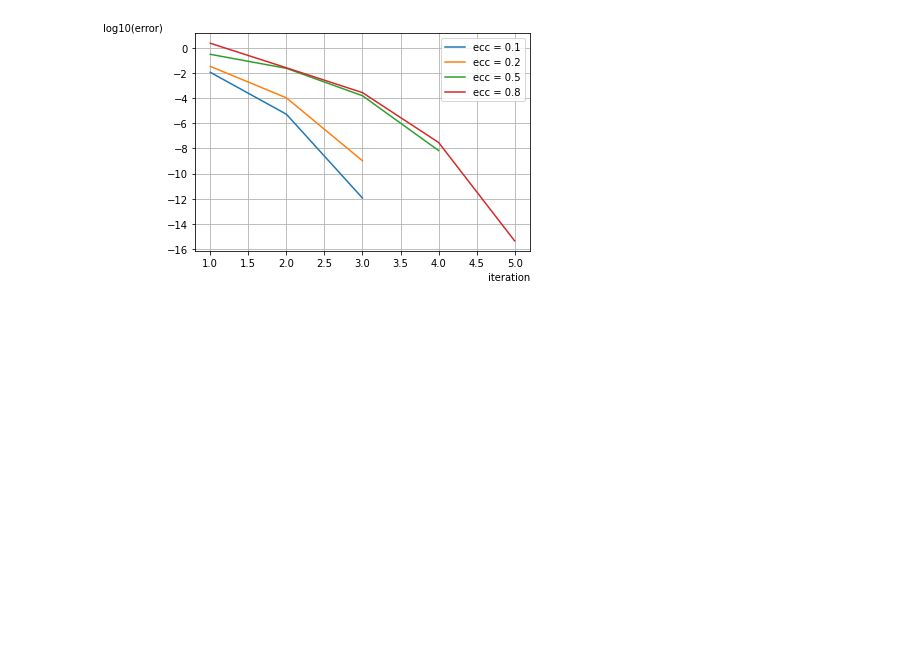
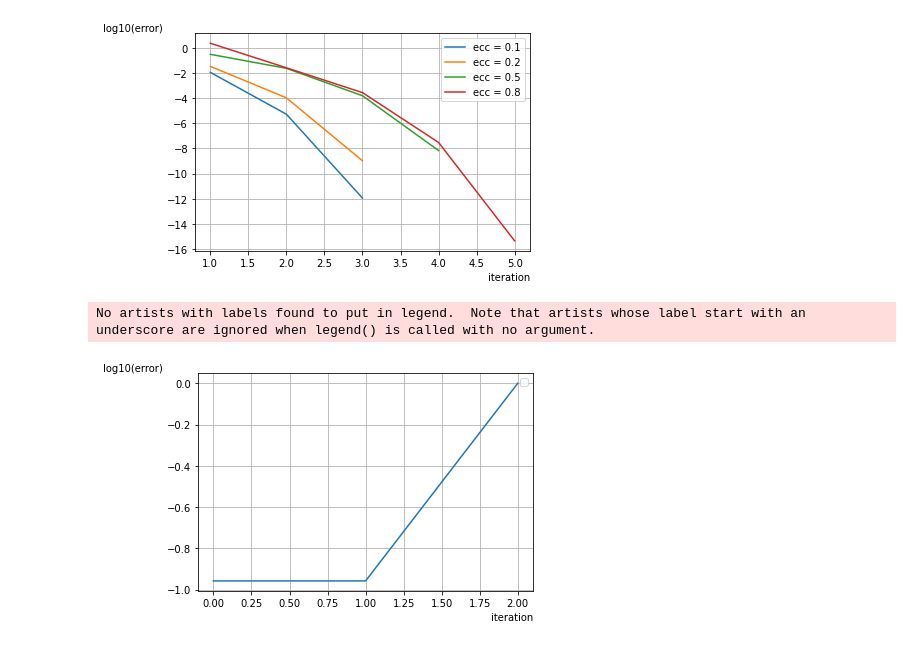
Before and after one commit to ElinaMukhamedova/Elina_5sem, a Jupyter notebook: Computational Mathematics/Nonlinear Equations/graphs.ipynb, the cells around one changed output. Cells and saved outputs as stored; diff of their text form; code cells hidden in the pictures; blank space fills up the shorter version.

Commit message:
iteration method for system of nonlinear equations

```diff
--- a/Computational Mathematics/Nonlinear Equations/graphs.ipynb
+++ b/Computational Mathematics/Nonlinear Equations/graphs.ipynb
@@ -16,3 +16,16 @@ plt.legend()
 plt.show()
 # %% [output]
 [figure]
+# %%
+import numpy as np
+import matplotlib.pyplot as plt
+log10_error = [-0.958055, -0.958055, -1.81261e-07]
+plt.grid()
+plt.plot([0, 1, 2], log10_error)
+plt.xlabel(r'iteration', loc = 'right')
+plt.ylabel(r'log10(error)', rotation = 0, loc = 'top')
+plt.legend()
+plt.show()
+# %% [output]
+No artists with labels found to put in legend.  Note that artists whose label start with an underscore are ignored when legend() is called with no argument.
+[figure, added]
```
Also changed, not shown: 3 other files.
